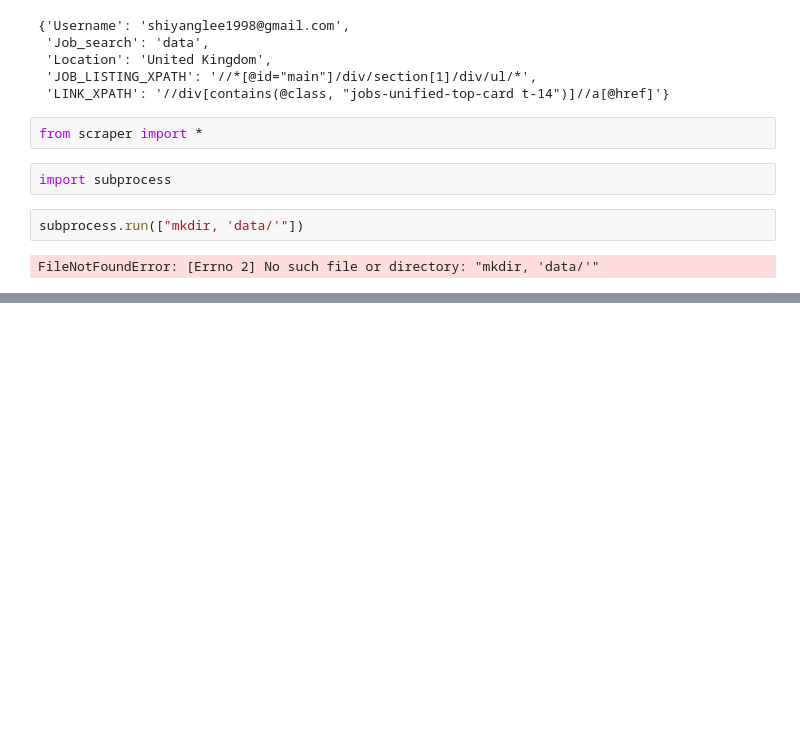
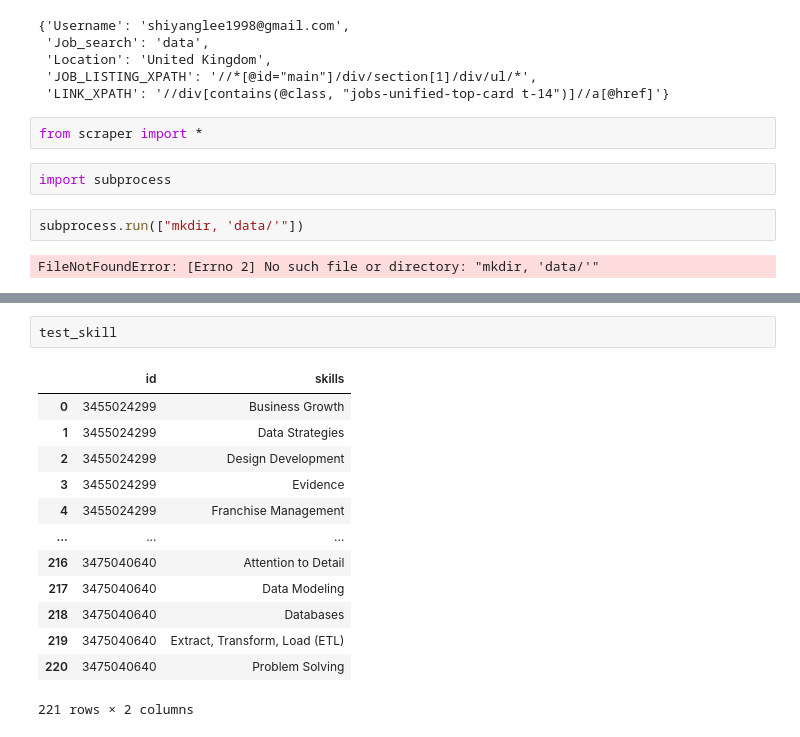
Before and after one commit to ShiYang1101/linkedin-scrape, a Jupyter notebook: test.ipynb, the cells around one changed output, grey strips where cells are left out. Saved outputs shown, nothing was run; the diff lists cells and outputs as text; blank space fills up the shorter version.

```diff
--- a/test.ipynb
+++ b/test.ipynb
@@ -34,0 +94,16 @@ FileNotFoundError: [Errno 2] No such file or directory: "mkdir, 'data/'"
+# %%
+test_skill
+# %% [output]
+|  | id | skills |
+| 0 | 3455024299 | Business Growth |
+| 1 | 3455024299 | Data Strategies |
+| 2 | 3455024299 | Design Development |
+| 3 | 3455024299 | Evidence |
+| 4 | 3455024299 | Franchise Management |
+| ... | ... | ... |
+| 216 | 3475040640 | Attention to Detail |
+| 217 | 3475040640 | Data Modeling |
+| 218 | 3475040640 | Databases |
+| 219 | 3475040640 | Extract, Transform, Load (ETL) |
+| 220 | 3475040640 | Problem Solving |
+221 rows × 2 columns
```
Also changed, not shown: parts of 31 cells of this notebook, 6 other files.
